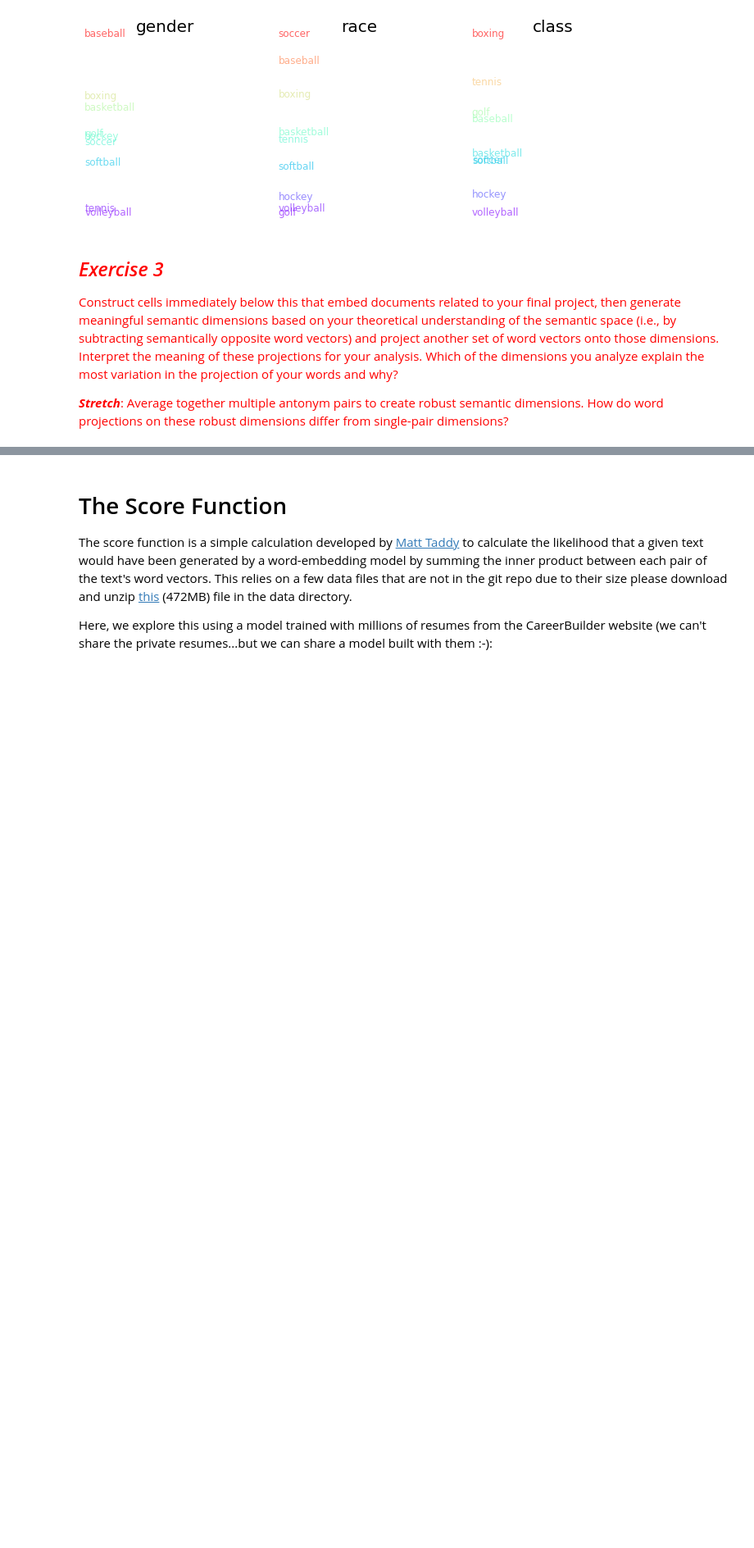
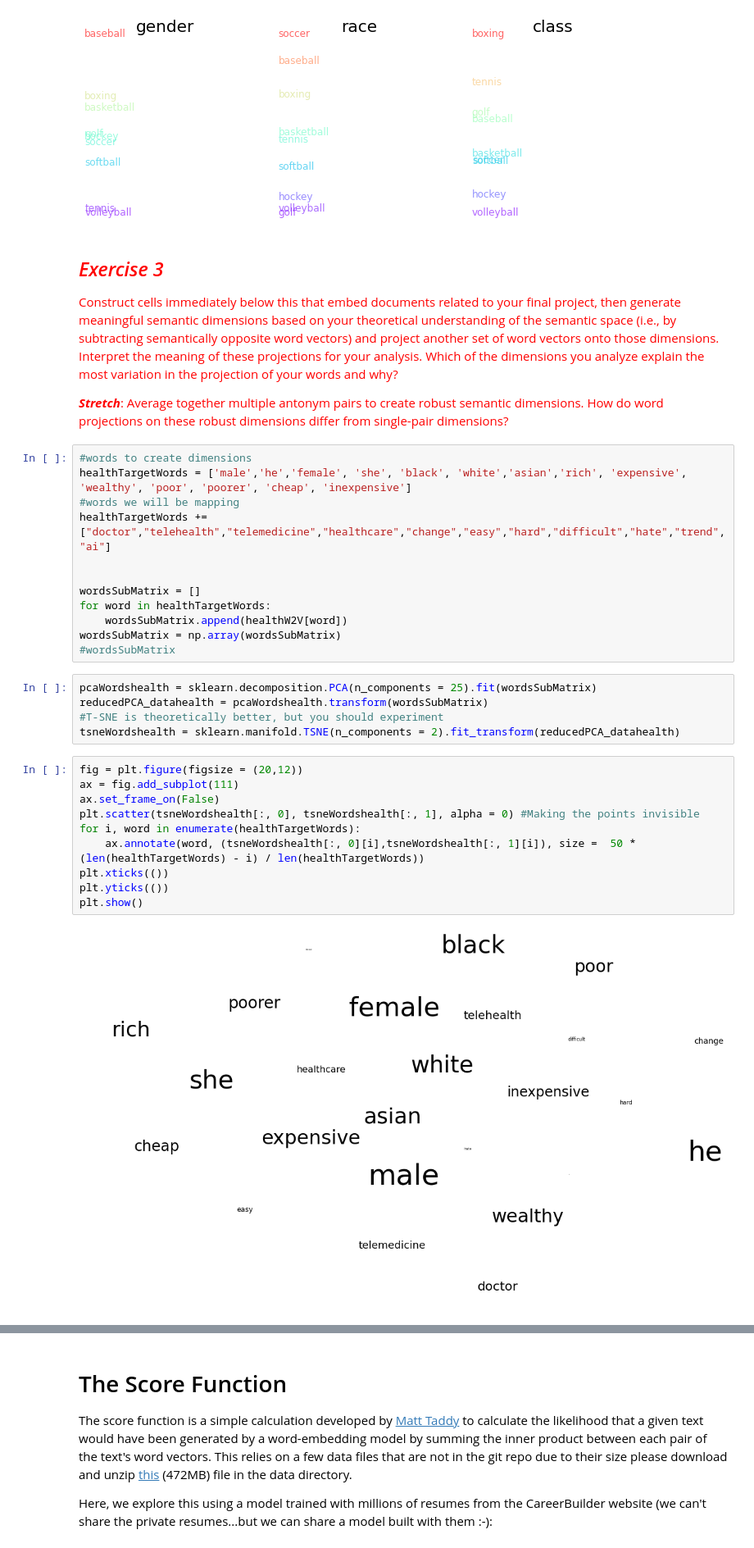
Before and after one commit to floriatea/CCA_NLP, a Jupyter notebook: Homework-Notebooks-2023/week-4/4-Word-Embeddings.ipynb, the cells around one changed output, grey strips where cells are left out. Shown at 82% size. Saved outputs shown, nothing was run; the diff lists cells and outputs as text; blank space fills up the shorter version.

```diff
--- a/Homework-Notebooks-2023/week-4/4-Word-Embeddings.ipynb
+++ b/Homework-Notebooks-2023/week-4/4-Word-Embeddings.ipynb
@@ -1378,3 +1383,32 @@ plt.show()
 <font color="red">Construct cells immediately below this that embed documents related to your final project, then generate meaningful semantic dimensions based on your theoretical understanding of the semantic space (i.e., by subtracting semantically opposite word vectors) and project another set of word vectors onto those dimensions. Interpret the meaning of these projections for your analysis. Which of the dimensions you analyze explain the most variation in the projection of your words and why?
 
 <font color="red">***Stretch***: Average together multiple antonym pairs to create robust semantic dimensions. How do word projections on these robust dimensions differ from single-pair dimensions?
+# %%
+#words to create dimensions
+healthTargetWords = ['male','he','female', 'she', 'black', 'white','asian','rich', 'expensive', 'wealthy', 'poor', 'poorer', 'cheap', 'inexpensive']
+#words we will be mapping
+healthTargetWords += ["doctor","telehealth","telemedicine","healthcare","change","easy","hard","difficult","hate","trend","ai"]
+
+
+wordsSubMatrix = []
+for word in healthTargetWords:
+    wordsSubMatrix.append(healthW2V[word])
+wordsSubMatrix = np.array(wordsSubMatrix)
+#wordsSubMatrix
+# %%
+pcaWordshealth = sklearn.decomposition.PCA(n_components = 25).fit(wordsSubMatrix)
+reducedPCA_datahealth = pcaWordshealth.transform(wordsSubMatrix)
+#T-SNE is theoretically better, but you should experiment
+tsneWordshealth = sklearn.manifold.TSNE(n_components = 2).fit_transform(reducedPCA_datahealth)
+# %%
+fig = plt.figure(figsize = (20,12))
+ax = fig.add_subplot(111)
+ax.set_frame_on(False)
+plt.scatter(tsneWordshealth[:, 0], tsneWordshealth[:, 1], alpha = 0) #Making the points invisible
+for i, word in enumerate(healthTargetWords):
+    ax.annotate(word, (tsneWordshealth[:, 0][i],tsneWordshealth[:, 1][i]), size =  50 * (len(healthTargetWords) - i) / len(healthTargetWords))
+plt.xticks(())
+plt.yticks(())
+plt.show()
+# %% [output]
+[figure, added]
```
Also changed, not shown: parts of 13 cells of this notebook.
